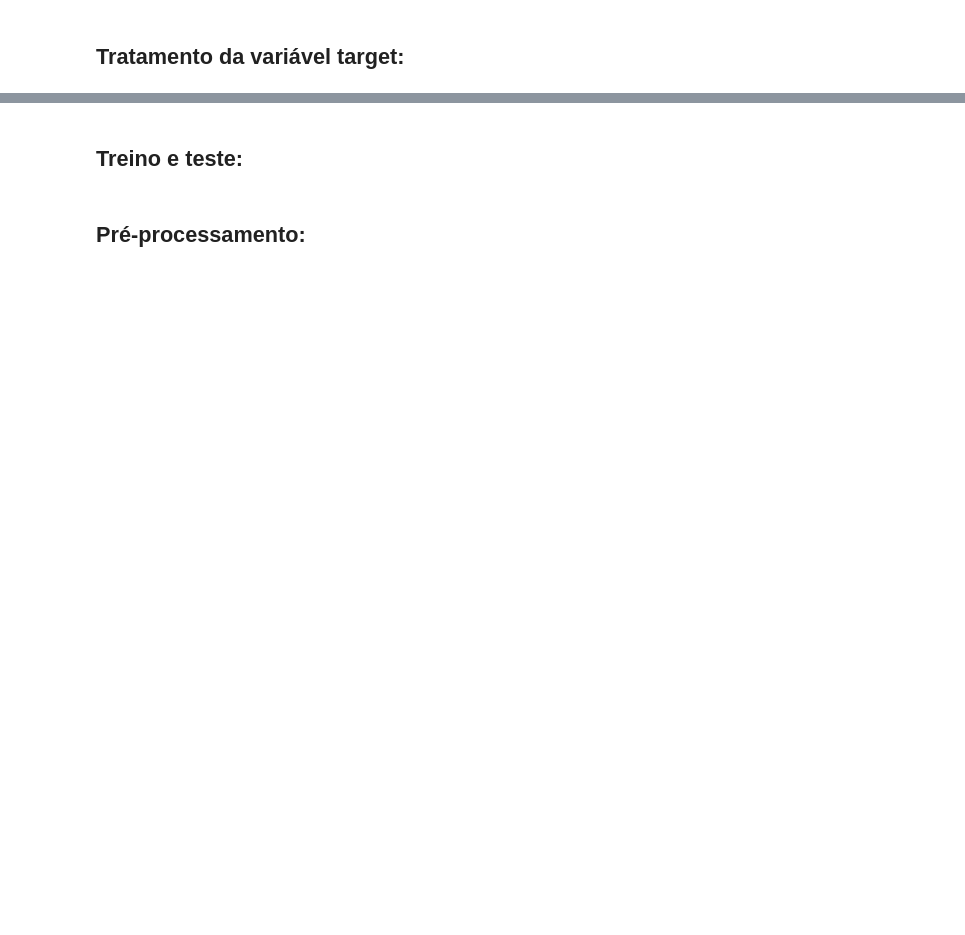
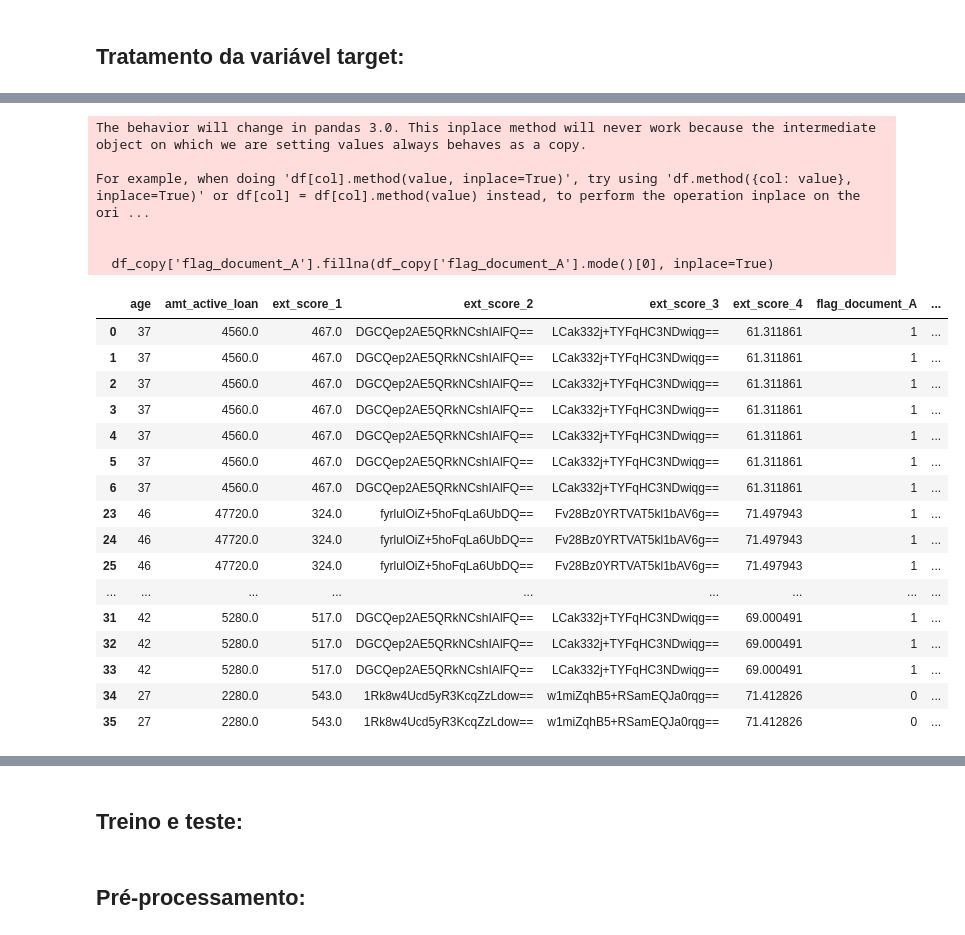
Before and after one commit to josieleferreira/credito_fintech, a Jupyter notebook: notebooks/predictive_model.ipynb, the cells around one changed output, grey strips where cells are left out. Drawn from its saved outputs; the diff is of its cells as text; code cells hidden in the pictures; blank space fills up the shorter version.

```diff
--- a/notebooks/predictive_model.ipynb
+++ b/notebooks/predictive_model.ipynb
@@ -54,0 +57,61 @@ df = df[df['default'].notna()]
+# %%
+# Garantindo que as colunas estão no formato datetime
+df_copy['score_date'] = pd.to_datetime(df_copy['score_date'])
+df_copy['date'] = pd.to_datetime(df_copy['date'])
+
+# Extraindo features de score_date
+df_copy['score_year'] = df_copy['score_date'].dt.year
+df_copy['score_month'] = df_copy['score_date'].dt.month
+df_copy['score_day'] = df_copy['score_date'].dt.day
+df_copy['score_dayofweek'] = df_copy['score_date'].dt.dayofweek
+df_copy['score_weekofyear'] = df_copy['score_date'].dt.isocalendar().week
+df_copy['score_quarter'] = df_copy['score_date'].dt.quarter
+
+# Extraindo features de date
+df_copy['date_year'] = df_copy['date'].dt.year
+df_copy['date_month'] = df_copy['date'].dt.month
+df_copy['date_day'] = df_copy['date'].dt.day
+df_copy['date_dayofweek'] = df_copy['date'].dt.dayofweek
+df_copy['date_weekofyear'] = df_copy['date'].dt.isocalendar().week
+df_copy['date_quarter'] = df_copy['date'].dt.quarter
+
+# (Opcional) Criando feature de diferença em dias entre as duas datas
+df_copy['days_diff'] = (df_copy['score_date'] - df_copy['date']).dt.days
+# %%
+# Drop  columns
+df_copy.drop(['channel', 'ids', 'score_date', 'date'], axis=1, inplace=True)
+
+# Preencher valores nulos de flag_document_A com a moda
+df_copy['flag_document_A'].fillna(df_copy['flag_document_A'].mode()[0], inplace=True)
+
+# Mapear True/False para 1/0
+df_copy['flag_document_A'] = df_copy['flag_document_A'].astype(bool).astype(int)
+
+# Mapear os valores da variável gender: 'm' → 1 e 'f' → 0
+df_copy['gender'] = df_copy['gender'].map({'m': 1, 'f': 0})
+
+df_copy.head(20)
+# %% [output]
+The behavior will change in pandas 3.0. This inplace method will never work because the intermediate object on which we are setting values always behaves as a copy.
+
+For example, when doing 'df[col].method(value, inplace=True)', try using 'df.method({col: value}, inplace=True)' or df[col] = df[col].method(value) instead, to perform the operation inplace on the ori ...
+
+
+  df_copy['flag_document_A'].fillna(df_copy['flag_document_A'].mode()[0], inplace=True)
+|  | age | amt_active_loan | ext_score_1 | ext_score_2 | ext_score_3 | ext_score_4 | flag_document_A | ... |
+| 0 | 37 | 4560.0 | 467.0 | DGCQep2AE5QRkNCshIAlFQ== | LCak332j+TYFqHC3NDwiqg== | 61.311861 | 1 | ... |
+| 1 | 37 | 4560.0 | 467.0 | DGCQep2AE5QRkNCshIAlFQ== | LCak332j+TYFqHC3NDwiqg== | 61.311861 | 1 | ... |
+| 2 | 37 | 4560.0 | 467.0 | DGCQep2AE5QRkNCshIAlFQ== | LCak332j+TYFqHC3NDwiqg== | 61.311861 | 1 | ... |
+| 3 | 37 | 4560.0 | 467.0 | DGCQep2AE5QRkNCshIAlFQ== | LCak332j+TYFqHC3NDwiqg== | 61.311861 | 1 | ... |
+| 4 | 37 | 4560.0 | 467.0 | DGCQep2AE5QRkNCshIAlFQ== | LCak332j+TYFqHC3NDwiqg== | 61.311861 | 1 | ... |
+| 5 | 37 | 4560.0 | 467.0 | DGCQep2AE5QRkNCshIAlFQ== | LCak332j+TYFqHC3NDwiqg== | 61.311861 | 1 | ... |
+| 6 | 37 | 4560.0 | 467.0 | DGCQep2AE5QRkNCshIAlFQ== | LCak332j+TYFqHC3NDwiqg== | 61.311861 | 1 | ... |
+| 23 | 46 | 47720.0 | 324.0 | fyrlulOiZ+5hoFqLa6UbDQ== | Fv28Bz0YRTVAT5kl1bAV6g== | 71.497943 | 1 | ... |
+| 24 | 46 | 47720.0 | 324.0 | fyrlulOiZ+5hoFqLa6UbDQ== | Fv28Bz0YRTVAT5kl1bAV6g== | 71.497943 | 1 | ... |
+| 25 | 46 | 47720.0 | 324.0 | fyrlulOiZ+5hoFqLa6UbDQ== | Fv28Bz0YRTVAT5kl1bAV6g== | 71.497943 | 1 | ... |
+| ... | ... | ... | ... | ... | ... | ... | ... | ... |
+| 31 | 42 | 5280.0 | 517.0 | DGCQep2AE5QRkNCshIAlFQ== | LCak332j+TYFqHC3NDwiqg== | 69.000491 | 1 | ... |
+| 32 | 42 | 5280.0 | 517.0 | DGCQep2AE5QRkNCshIAlFQ== | LCak332j+TYFqHC3NDwiqg== | 69.000491 | 1 | ... |
+| 33 | 42 | 5280.0 | 517.0 | DGCQep2AE5QRkNCshIAlFQ== | LCak332j+TYFqHC3NDwiqg== | 69.000491 | 1 | ... |
+| 34 | 27 | 2280.0 | 543.0 | 1Rk8w4Ucd5yR3KcqZzLdow== | w1miZqhB5+RSamEQJa0rqg== | 71.412826 | 0 | ... |
+| 35 | 27 | 2280.0 | 543.0 | 1Rk8w4Ucd5yR3KcqZzLdow== | w1miZqhB5+RSamEQJa0rqg== | 71.412826 | 0 | ... |
```
Also changed, not shown: parts of 23 cells of this notebook, 3 other files.
